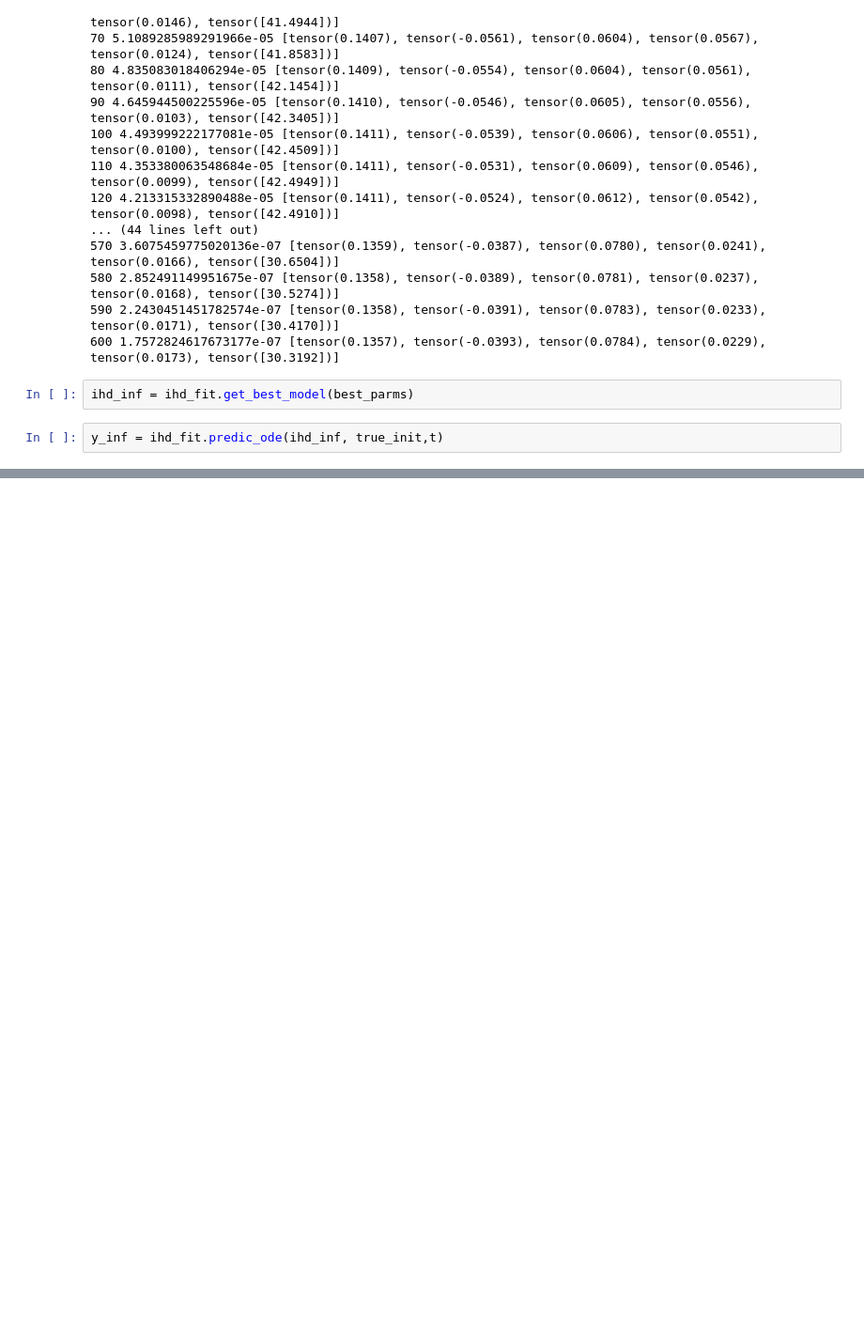
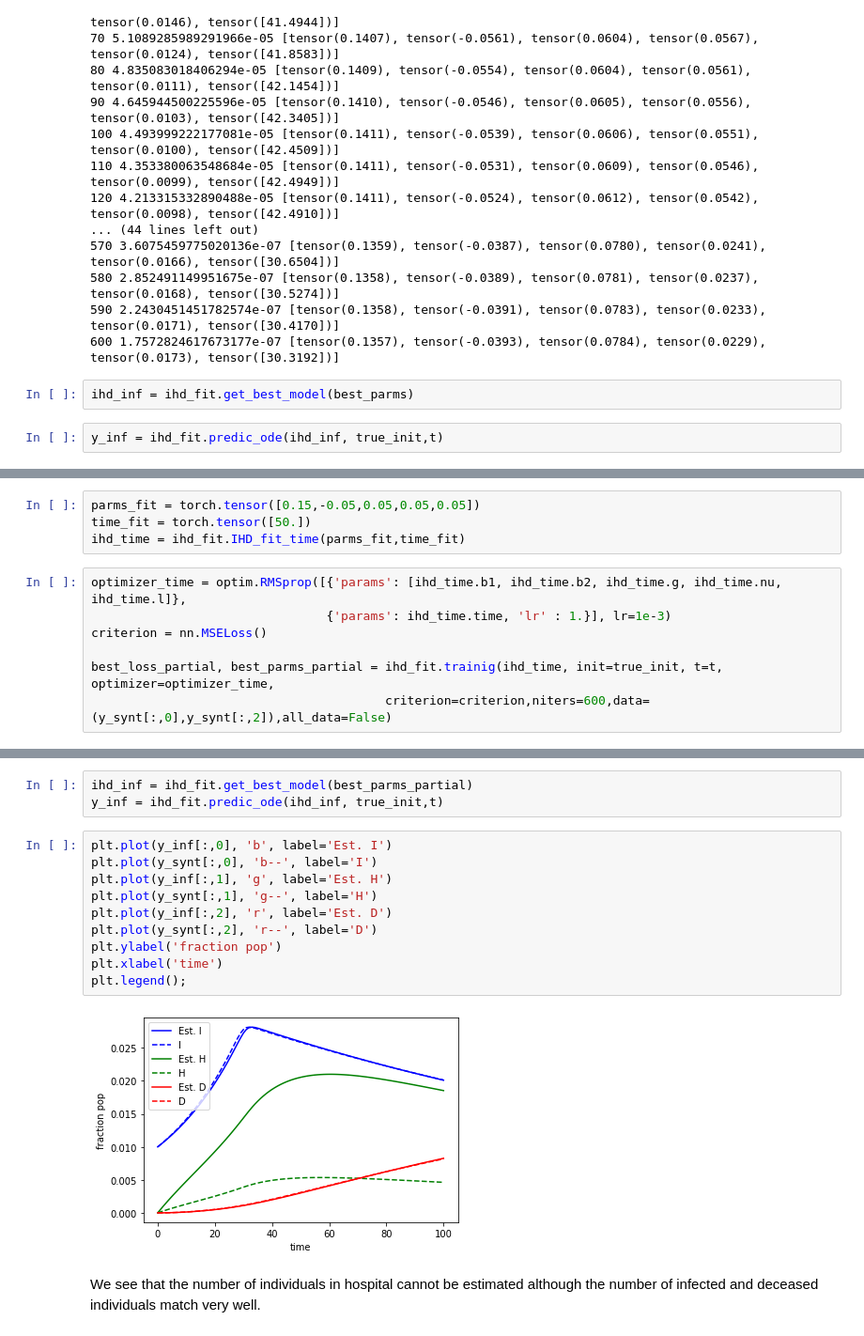
Before and after one commit to mlelarge/fitting_model_epidemiology, a Jupyter notebook: Synthetic_data.ipynb, the cells around one changed output, grey strips where cells are left out. Shown at 94% size. Saved outputs shown, nothing was run; the diff lists cells and outputs as text; blank space fills up the shorter version.

```diff
--- a/Synthetic_data.ipynb
+++ b/Synthetic_data.ipynb
@@ -140,0 +169,11 @@ true:  30.0 evaluated:  30.319229125976562
+# %%
+parms_fit = torch.tensor([0.15,-0.05,0.05,0.05,0.05])
+time_fit = torch.tensor([50.])
+ihd_time = ihd_fit.IHD_fit_time(parms_fit,time_fit)
+# %%
+optimizer_time = optim.RMSprop([{'params': [ihd_time.b1, ihd_time.b2, ihd_time.g, ihd_time.nu, ihd_time.l]},
+                                {'params': ihd_time.time, 'lr' : 1.}], lr=1e-3)
+criterion = nn.MSELoss()
+
+best_loss_partial, best_parms_partial = ihd_fit.trainig(ihd_time, init=true_init, t=t, optimizer=optimizer_time,
+                                        criterion=criterion,niters=600,data=(y_synt[:,0],y_synt[:,2]),all_data=False)
@@ -140,0 +198,17 @@ true:  30.0 evaluated:  30.319229125976562
+# %%
+ihd_inf = ihd_fit.get_best_model(best_parms_partial)
+y_inf = ihd_fit.predic_ode(ihd_inf, true_init,t)
+# %%
+plt.plot(y_inf[:,0], 'b', label='Est. I')
+plt.plot(y_synt[:,0], 'b--', label='I')
+plt.plot(y_inf[:,1], 'g', label='Est. H')
+plt.plot(y_synt[:,1], 'g--', label='H')
+plt.plot(y_inf[:,2], 'r', label='Est. D')
+plt.plot(y_synt[:,2], 'r--', label='D')
+plt.ylabel('fraction pop')
+plt.xlabel('time')
+plt.legend();
+# %% [output]
+[figure, added]
+# %% [markdown]
+We see that the number of individuals in hospital cannot be estimated although the number of infected and deceased individuals match very well.
```
Also changed, not shown: parts of 24 cells of this notebook, 1 other file.
